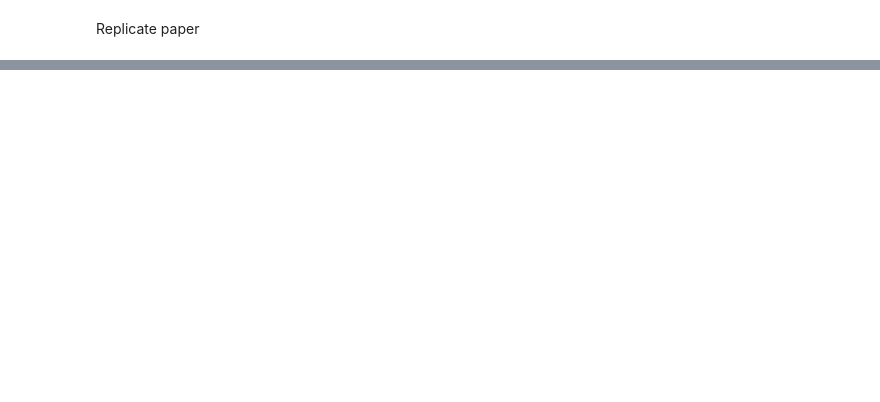
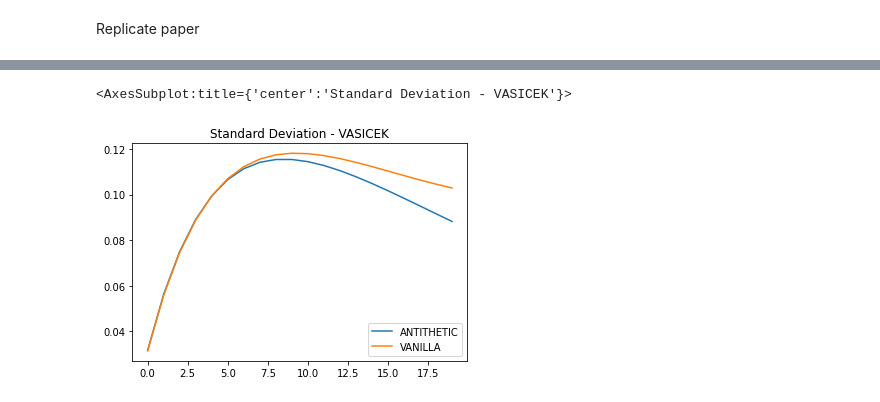
Before and after one commit to upathare1/Advanced-Term-Structures, a Jupyter notebook: Code/AFP.ipynb, the cells around one changed output, grey strips where cells are left out. Cells and saved outputs as stored; diff of their text form; code cells hidden in the pictures; blank space fills up the shorter version.

```diff
--- a/Code/AFP.ipynb
+++ b/Code/AFP.ipynb
@@ -96,8 +208,10 @@ vasicek = SpotRateModel(r0=0.05,
 # %%
 mc_vasicek = MonteCarloSimulation(1000, vasicek)
-sr_vasicek, bp_vasicek = mc_vasicek.simulate()
+sr_vasicek, bp_vasicek, sr_vasicek_a, bp_vasicek_a, bond_prices_all_a = mc_vasicek.simulate()
 sr_vasicek.plot(legend=False)
 plt.show()
 bp_vasicek.plot()
 plt.show()
+bond_prices_all_a.std(axis=1).plot()
+plt.show()
 # %% [output]
@@ -106,3 +252,8 @@ plt.show()
+# %%
+std.plot(legend=True, title='Standard Deviation - VASICEK')
+# %% [output]
+<AxesSubplot:title={'center':'Standard Deviation - VASICEK'}>
+[figure, added]
 # %%
 cir = SpotRateModel(r0=0.05,
                  a=0.5,
```
Also changed, not shown: parts of 13 cells of this notebook.
